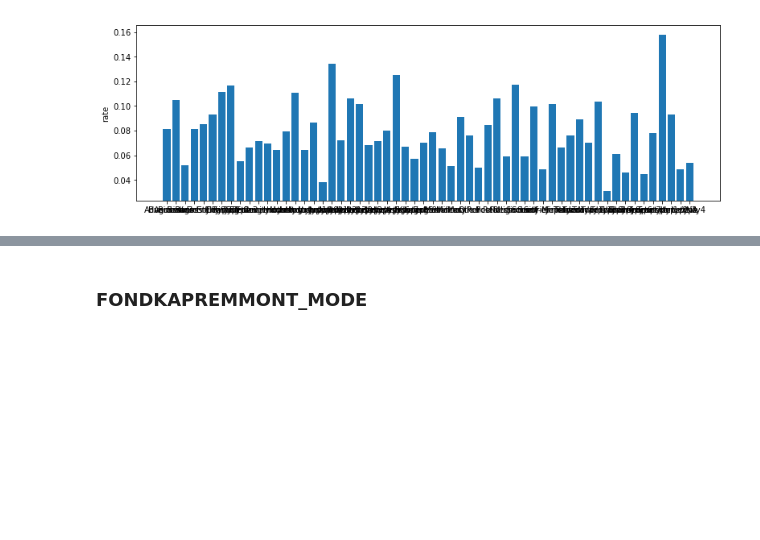
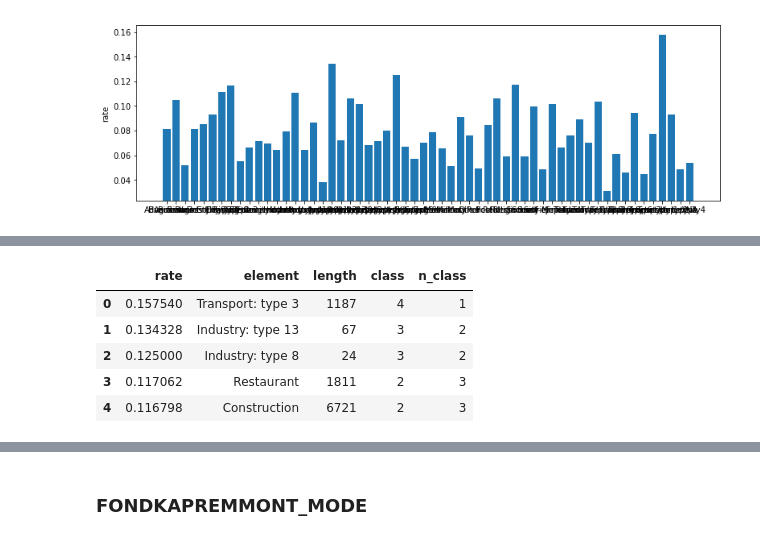
Before and after one commit to NibuTake/home_credit, a Jupyter notebook: preprocess_application.ipynb, the cells around one changed output, grey strips where cells are left out. Cells and saved outputs as stored; diff of their text form; code cells hidden in the pictures; blank space fills up the shorter version.

```diff
--- a/preprocess_application.ipynb
+++ b/preprocess_application.ipynb
@@ -526,0 +532,22 @@ array([ 9,  7,  8,  5,  5,  6,  6,  3,  3,  4,  4,  1,  1,  2, 30, 28, 28,
+# %%
+org_df['class'] = fcluster(linkage_result, 0.01, criterion='distance')
+
+b_c = np.nan
+num = 0
+new_class = []
+for k, c in enumerate(org_df['class']):
+    if c == b_c:
+        b_c = c
+    else:
+        num = num + 1
+        b_c = c
+    new_class.append(num)
+org_df['n_class'] = new_class
+org_df.head(5)
+# %% [output]
+|  | rate | element | length | class | n_class |
+| 0 | 0.157540 | Transport: type 3 | 1187 | 4 | 1 |
+| 1 | 0.134328 | Industry: type 13 | 67 | 3 | 2 |
+| 2 | 0.125000 | Industry: type 8 | 24 | 3 | 2 |
+| 3 | 0.117062 | Restaurant | 1811 | 2 | 3 |
+| 4 | 0.116798 | Construction | 6721 | 2 | 3 |
```
Also changed, not shown: parts of 27 cells of this notebook, 1 other file.
